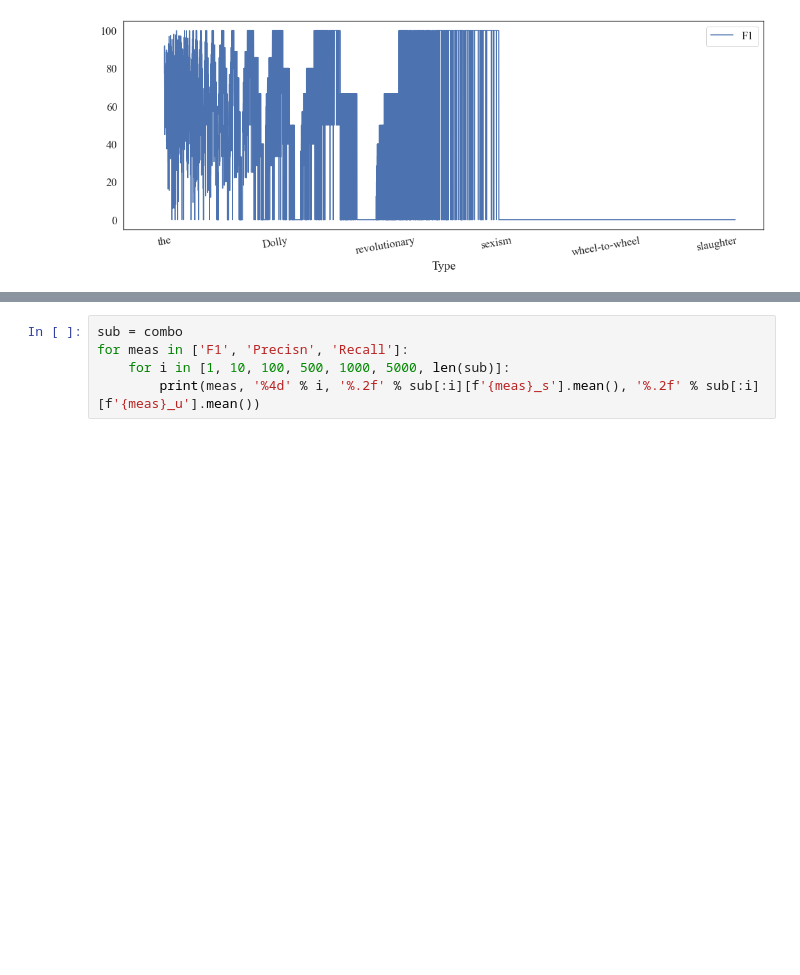
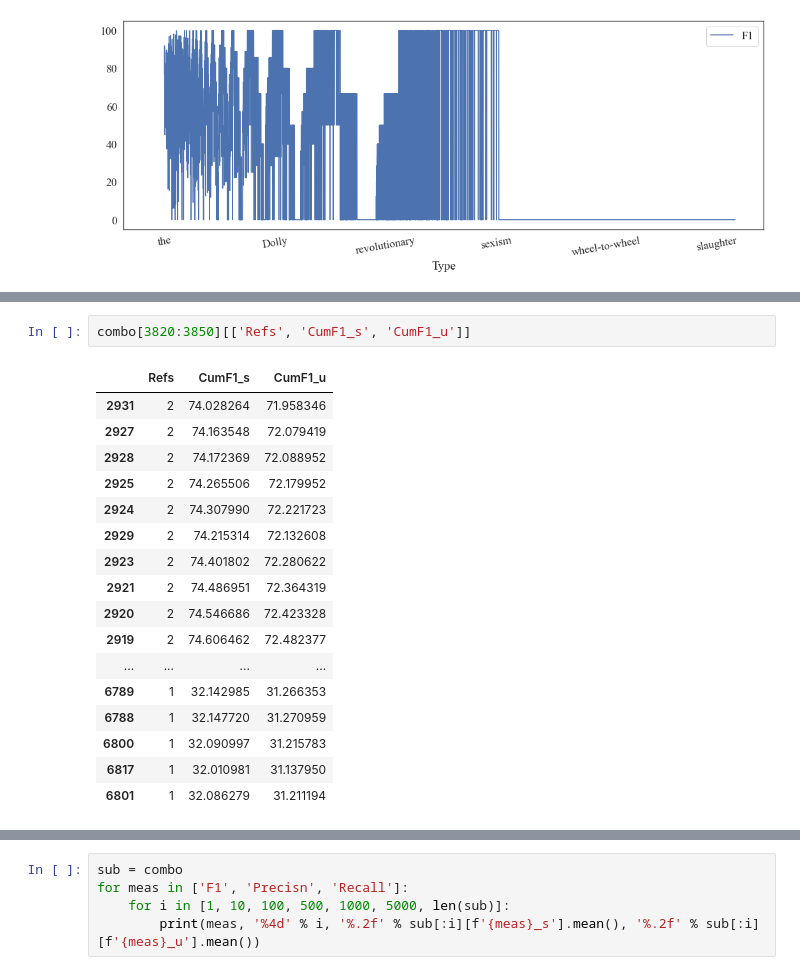
Before and after one commit to thammegowda/007-mt-eval-macro, a Jupyter notebook: snmt-vs-unmt/type-performance-viz.ipynb, the cells around one changed output, grey strips where cells are left out. Drawn from its saved outputs; the diff is of its cells as text; blank space fills up the shorter version.

```diff
--- a/snmt-vs-unmt/type-performance-viz.ipynb
+++ b/snmt-vs-unmt/type-performance-viz.ipynb
@@ -138,0 +148,20 @@ combo[:200].plot(x='Type', y=['F1_s', 'F1_u'], logy=False, figsize=(18, 6))
+# %%
+combo[3820:3850][['Refs', 'CumF1_s', 'CumF1_u']]
+# %% [output]
+|  | Refs | CumF1_s | CumF1_u |
+| 2931 | 2 | 74.028264 | 71.958346 |
+| 2927 | 2 | 74.163548 | 72.079419 |
+| 2928 | 2 | 74.172369 | 72.088952 |
+| 2925 | 2 | 74.265506 | 72.179952 |
+| 2924 | 2 | 74.307990 | 72.221723 |
+| 2929 | 2 | 74.215314 | 72.132608 |
+| 2923 | 2 | 74.401802 | 72.280622 |
+| 2921 | 2 | 74.486951 | 72.364319 |
+| 2920 | 2 | 74.546686 | 72.423328 |
+| 2919 | 2 | 74.606462 | 72.482377 |
+| ... | ... | ... | ... |
+| 6789 | 1 | 32.142985 | 31.266353 |
+| 6788 | 1 | 32.147720 | 31.270959 |
+| 6800 | 1 | 32.090997 | 31.215783 |
+| 6817 | 1 | 32.010981 | 31.137950 |
+| 6801 | 1 | 32.086279 | 31.211194 |
```
Also changed, not shown: parts of 4 cells of this notebook.
